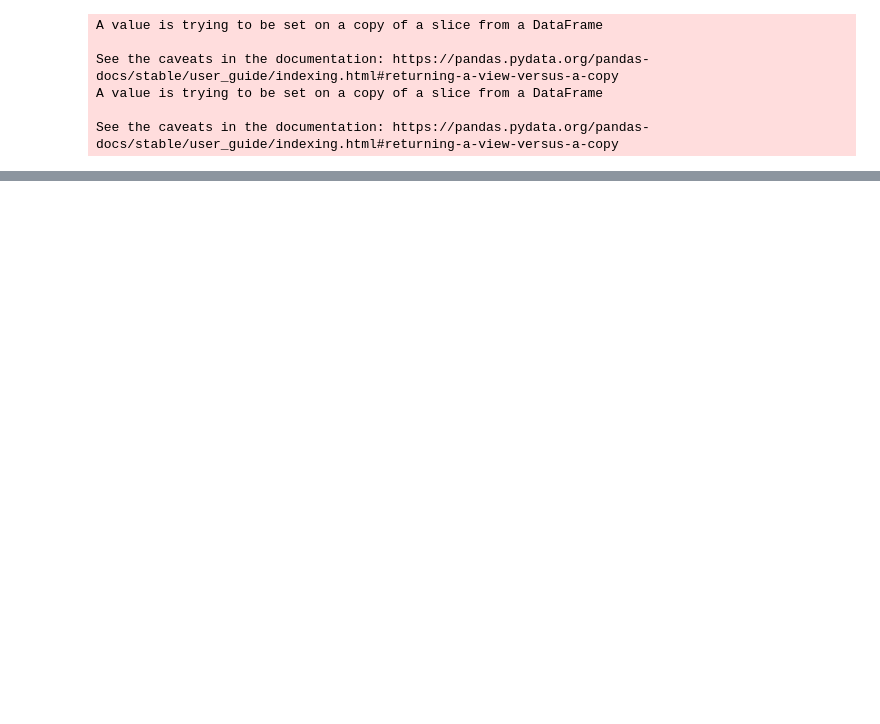
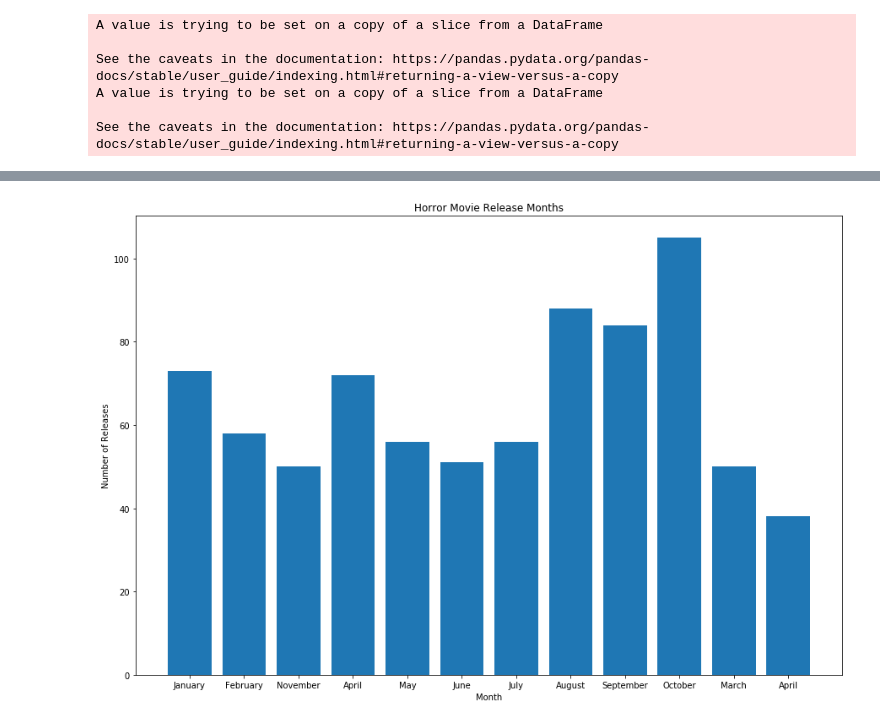
Before and after one commit to carlosiruiz/movie_market_analysis, a Jupyter notebook: Movies_Megadata.ipynb, the cells around one changed output, grey strips where cells are left out. Saved outputs shown, nothing was run; the diff lists cells and outputs as text; code cells hidden in the pictures; blank space fills up the shorter version.

```diff
--- a/Movies_Megadata.ipynb
+++ b/Movies_Megadata.ipynb
@@ -112,0 +208,15 @@ movie_md.to_csv('movie_megadata.csv',index=False)
+# %%
+horror=namefind('Horror','genres')
+pl.figure(figsize=(15,10))
+y=horror.release_month.value_counts(ascending=False).head(20)
+x=y.index
+
+pl.bar(x,y)
+pl.title('Horror Movie Release Months')
+pl.ylabel('Number of Releases')
+pl.xlabel('Month')
+
+pl.xticks(ticks=x,labels=['October','August','September','January','April','February','July','May','June','March','November','April','December'])
+pl.show()
+# %% [output]
+[figure, added]
```
Also changed, not shown: parts of 15 cells of this notebook, 3 other files.
